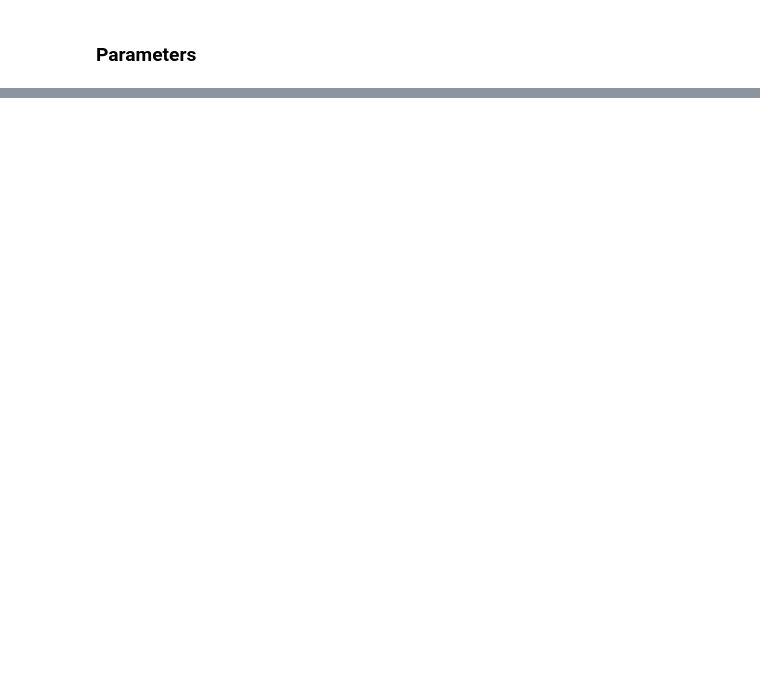
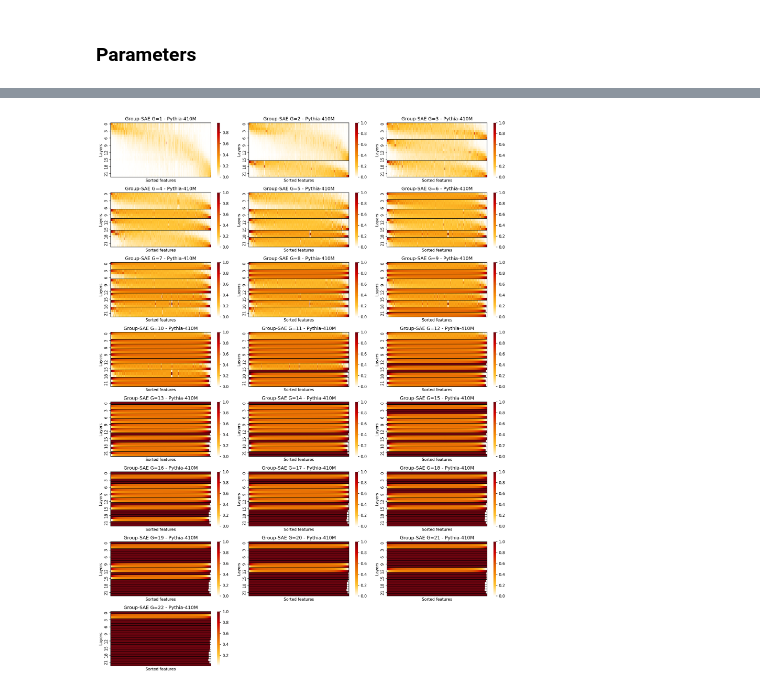
Before and after one commit to ghidav/group-sae, a Jupyter notebook: feature_spreading/analysis.ipynb, the cells around one changed output, grey strips where cells are left out. Drawn from its saved outputs; the diff is of its cells as text; code cells hidden in the pictures; blank space fills up the shorter version.

```diff
--- a/feature_spreading/analysis.ipynb
+++ b/feature_spreading/analysis.ipynb
@@ -134,4 +11,9 @@ for tokens in tqdm(dl, total=max_tokens // (1024 * batch_size)):
+# %%
+model_name = "pythia-410m"
+max_tokens = 1_000_000
+count_dir = "./counts"
+K = 2
 # %%
-cluster_map = load_cluster_map("160m")
+cluster_map = load_cluster_map("410m")
 cluster_ids = cluster_map[str(K)]
 cluster_ids
@@ -138,3 +40,6 @@ cluster_ids
+# %%
+counter_mat = np.load(f"{count_dir}/counter_mat_{model_name}_K{K}_{max_tokens}.npy")
+counter_mat = torch.from_numpy(counter_mat)
 # %%
 # Normnalize the counter matrix by groups counts
 plot_mat = torch.zeros_like(counter_mat).float()
@@ -195,0 +99,88 @@ plt.show()
+# %%
+from math import ceil
+
+import matplotlib.pyplot as plt
+import numpy as np
+import seaborn as sns
+import torch
+from matplotlib.colors import LinearSegmentedColormap
+
+from group_sae.utils import load_cluster_map
+
+# Parameters
+model_name = "pythia-410m"
+max_tokens = 1_000_000
+count_dir = "./counts"
+
+# Load the cluster map and get available K values
+cluster_map = load_cluster_map("410m")
+Ks = sorted([int(k) for k in cluster_map.keys()])  # e.g., [2, 3, 4, ...]
+
+# Define a custom colormap using a palette
+palette = ["#FFFFFF", "#FFC533", "#f48c06", "#DD5703", "#d00000", "#6A040F"]
+cmap_custom = LinearSegmentedColormap.from_list("paper", palette)
+
+# Setup subplot grid: 3 columns and as many rows as needed
+n_K = len(Ks)
+n_cols = 3
+n_rows = ceil(n_K / n_cols)
+
+fig, axes = plt.subplots(n_rows, n_cols, figsize=(5 * n_cols, 2.5 * n_rows), dpi=150)
+axes = axes.flatten()  # Flatten the axes array for easy iteration
+
+for i, K in enumerate(Ks):
+    ax = axes[i]
+
+    # Get cluster IDs for current K
+    cluster_ids = cluster_map[str(K)]
+
+    # Load the corresponding counter matrix
+    counter_mat = np.load(f"{count_dir}/counter_mat_{model_name}_K{K}_{max_tokens}.npy")
+    counter_mat = torch.from_numpy(counter_mat)
+
+    # Normalize the counter matrix by group counts and sort each group by layer frequency
+    plot_mat = torch.zeros_like(counter_mat).float()
+    unique_ids = np.unique(cluster_ids)
+    for cid in unique_ids:
+        mask = np.array(cluster_ids) == cid
+        sub_mat = counter_mat[mask].float()
+        sub_mat /= sub_mat.sum(dim=0, keepdim=True)
+
+        # Sorting by layer frequency
+        weight = (
+            torch.arange(sub_mat.shape[0], device=sub_mat.device).float().unsqueeze(1) * sub_mat
+        ).sum(0)
+        _, idx = torch.sort(weight, descending=False)
+        plot_mat[mask] = sub_mat[:, idx]
+
+    plot_mat = plot_mat.cpu().numpy()
+
+    # Create the heatmap for the current K
+    sns.heatmap(plot_mat, cmap=cmap_custom, annot=False, ax=ax)
+    ax.set_xticks([])
+    ax.set_xlabel("Sorted features")
+    ax.set_ylabel("Layers")
+    ax.set_title(f"Group-SAE G={K} - {model_name.title()}")
+
+    # Add a border around the heatmap
+    for _, spine in ax.spines.items():
+        spine.set_visible(True)
+        spine.set_linewidth(1)
+        spine.set_color("black")
+
+    # Add horizontal lines where cluster_ids change
+    cluster_changes = [
+        j for j in range(1, len(cluster_ids)) if cluster_ids[j] != cluster_ids[j - 1]
+    ]
+    n_cols_heatmap = plot_mat.shape[1]
+    for row in cluster_changes:
+        ax.hlines(y=row, xmin=0, xmax=n_cols_heatmap, color="black", linewidth=1)
+
+# Turn off any unused subplots
+for j in range(i + 1, len(axes)):
+    axes[j].axis("off")
+
+plt.tight_layout()
+plt.show()
+# %% [output]
+[figure, added]
```
Also changed, not shown: parts of 16 cells of this notebook, 4 other files.
